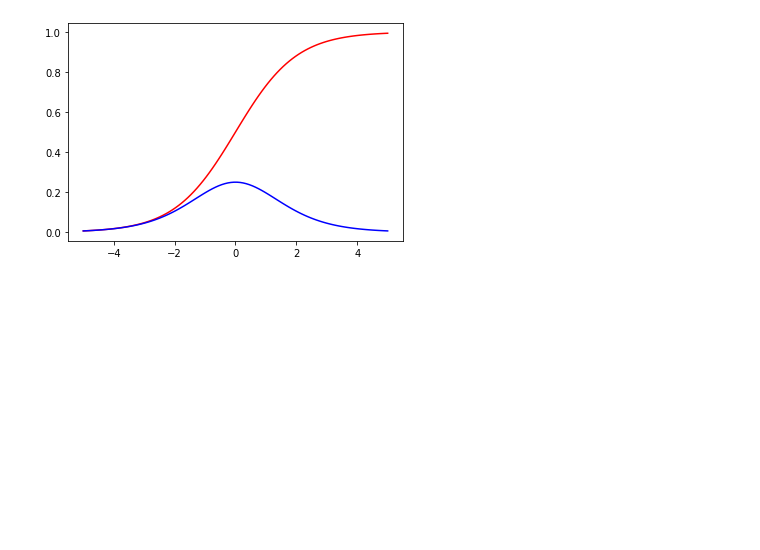
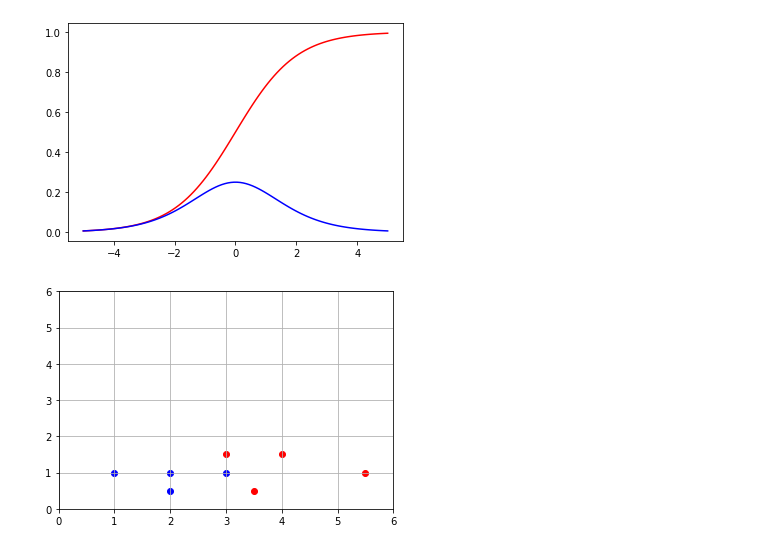
Before and after one commit to dillir07/python-data-science, a Jupyter notebook: neural networks/flower problem.ipynb, the cells around one changed output. Cells and saved outputs as stored; diff of their text form; code cells hidden in the pictures; blank space fills up the shorter version.

```diff
--- a/neural networks/flower problem.ipynb
+++ b/neural networks/flower problem.ipynb
@@ -55,3 +55,13 @@ plt.plot(t, sigmoid_p, c='b')
 # %% [output]
 [<matplotlib.lines.Line2D at 0x...>]
 [figure]
+# %%
+plt.axis([0,6,0,6])
+plt.grid()
+for index in range(len(data)):
+    point = data[index]
+    color = 'r' if point[2] == 1 else 'b'
+    plt.scatter(point[0], point[1], c=color)
+plt.show()
+# %% [output]
+[figure, added]
```
Also changed, not shown: parts of 2 cells of this notebook.
